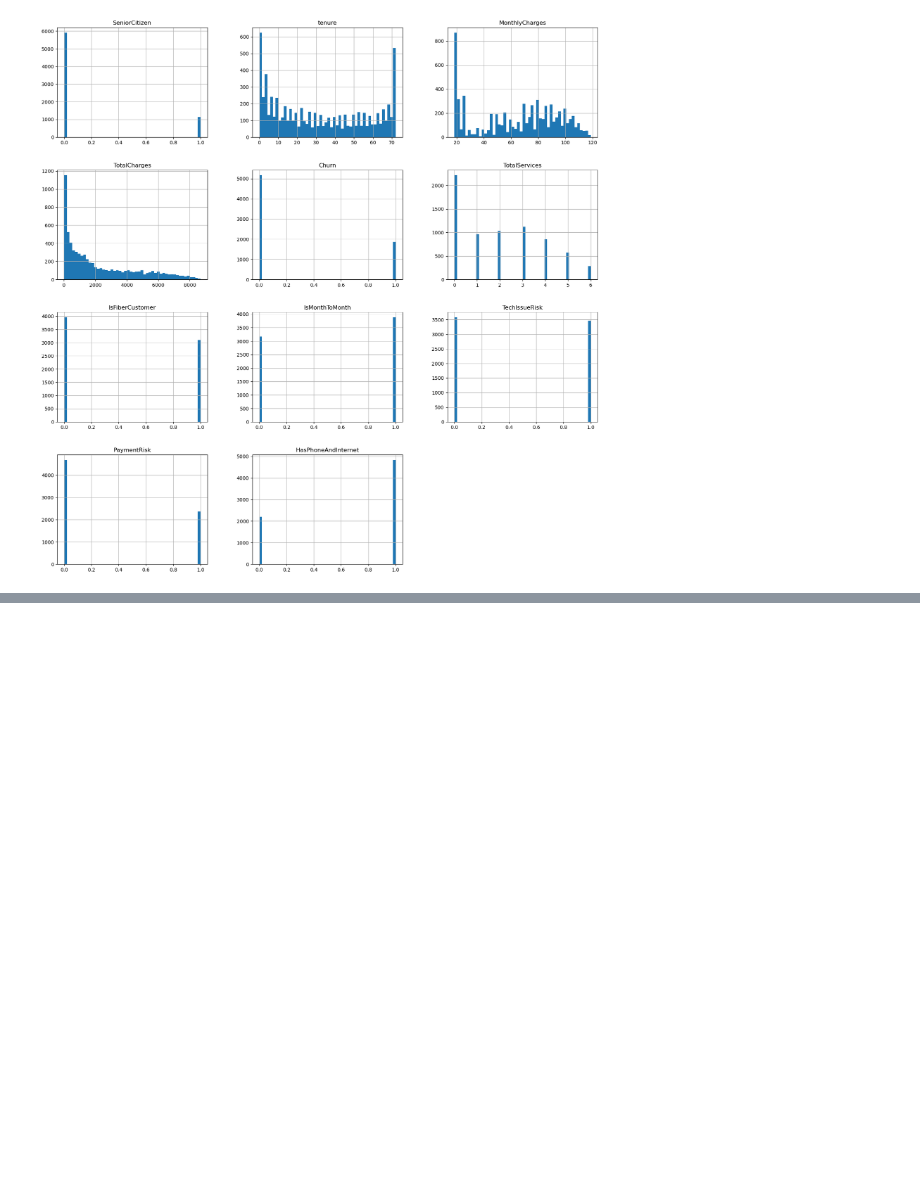
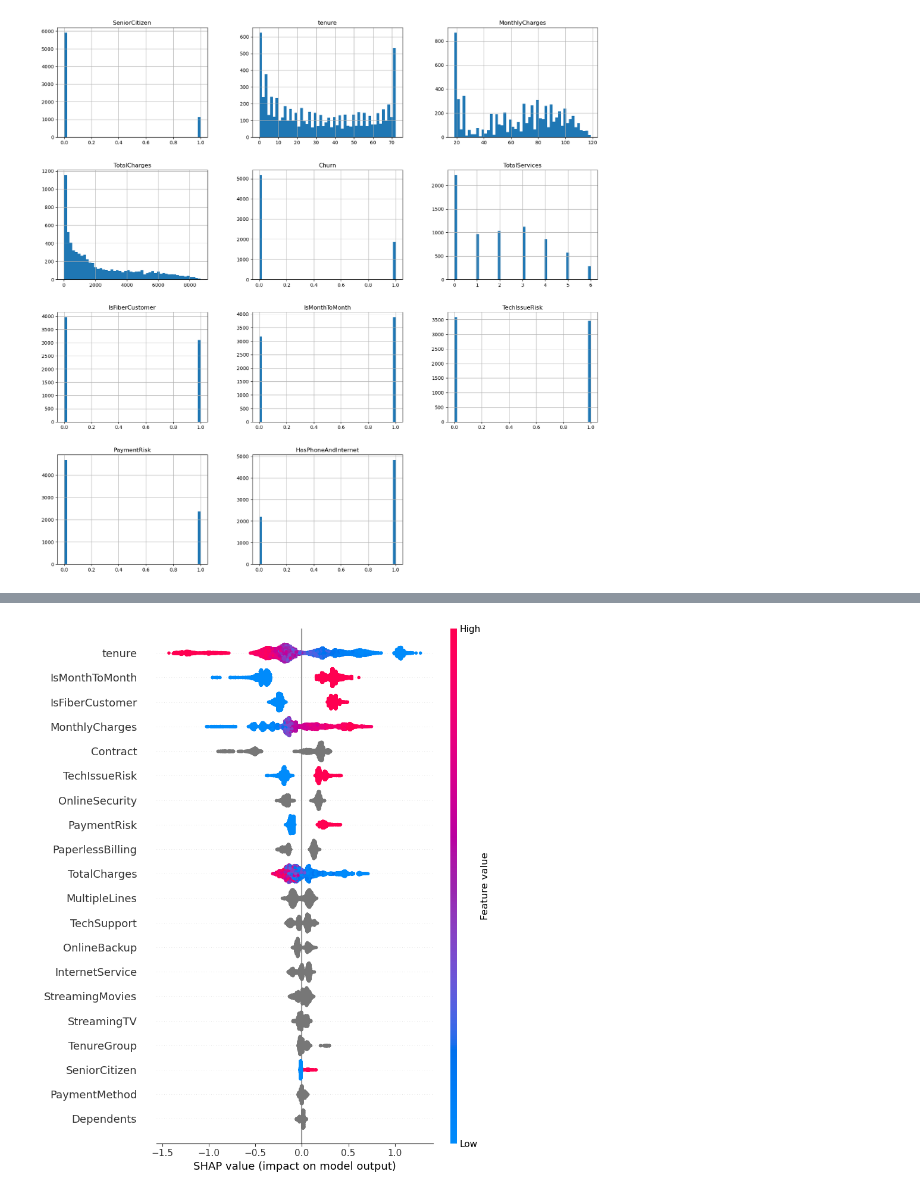
Before and after one commit to akhilgolepu/Customer-Churn-Prediction, a Jupyter notebook: util/data_cleaning.ipynb, the cells around one changed output, grey strips where cells are left out. Cells and saved outputs as stored; diff of their text form; code cells hidden in the pictures; blank space fills up the shorter version.

Commit message:
Model Training 1

```diff
--- a/util/data_cleaning.ipynb
+++ b/util/data_cleaning.ipynb
@@ -390,0 +443,27 @@ Name: count, dtype: int64
+# %%
+x_cat = data[all_features].copy()
+y = data[target_col].copy()
+
+x_train, x_test, y_train, y_test = train_test_split(
+    x_cat, y, test_size=0.2, random_state=42, stratify=y
+)
+# %%
+train_pool = Pool(data=x_train, label=y_train, cat_features=cat_cols)
+
+test_pool = Pool(data=x_test, label=y_test, cat_features=cat_cols)
+# %%
+model = CatBoostClassifier(
+    iterations=1000,
+    learning_rate=0.05,
+    loss_function='Logloss',
+    eval_metric='AUC',
+    random_seed=42,
+    verbose = 100,
+    task_type='GPU',
+)
+
+model.fit(
+    train_pool,
+    eval_set=test_pool,
+    use_best_model=True,
+)
@@ -390,0 +531,17 @@ Name: count, dtype: int64
+# %%
+shap_values = model.get_feature_importance(
+    train_pool,
+    type="ShapValues"
+)
+
+# shap_values shape: (n_samples, n_features + 1)
+# last column is expected value (base value)
+shap_values_features = shap_values[:, :-1]
+
+# If you want a summary plot (needs shap library)
+import shap
+shap.initjs()
+
+explainer = shap.TreeExplainer(model)
+shap.summary_plot(shap_values_features, x_train, feature_names=all_features)
+# %% [output]
@@ -390,0 +549 @@ Name: count, dtype: int64
+[figure, added]
```
Also changed, not shown: parts of 8 cells of this notebook, 6 other files.
